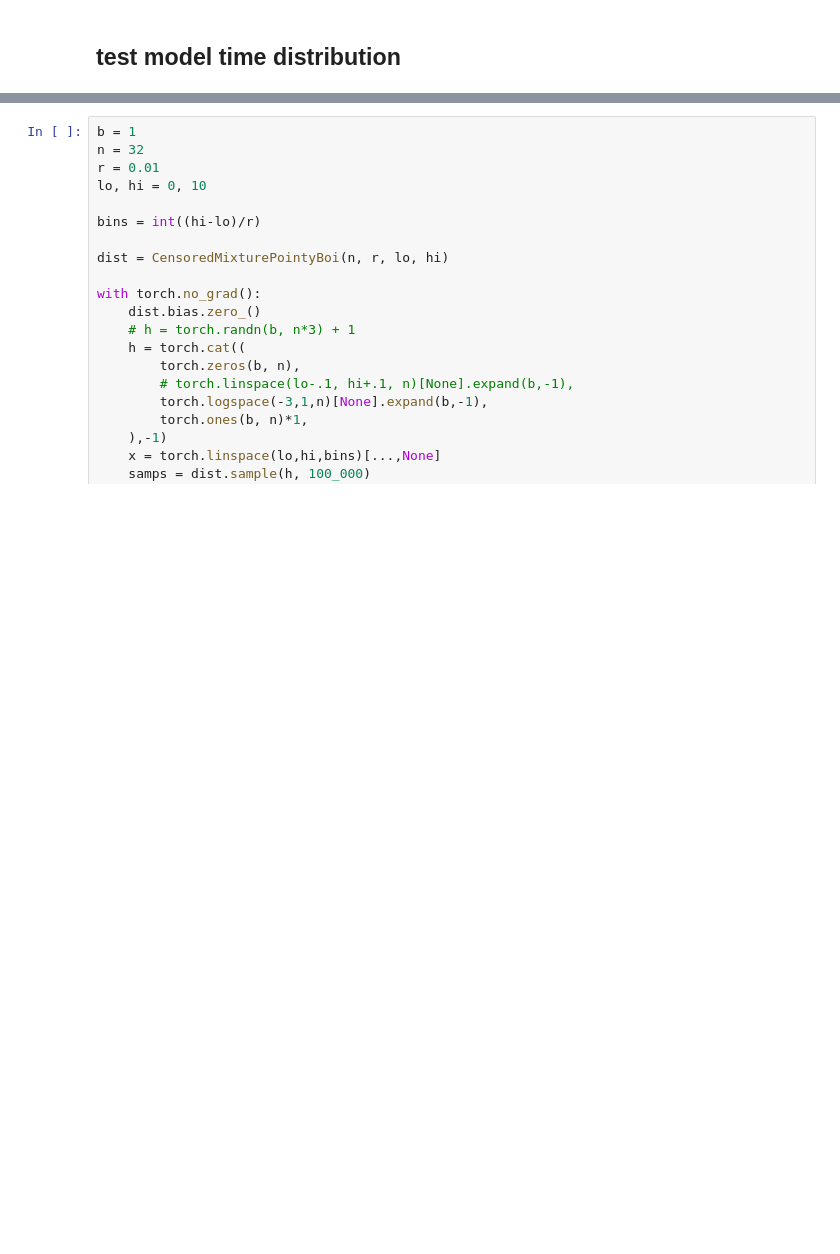
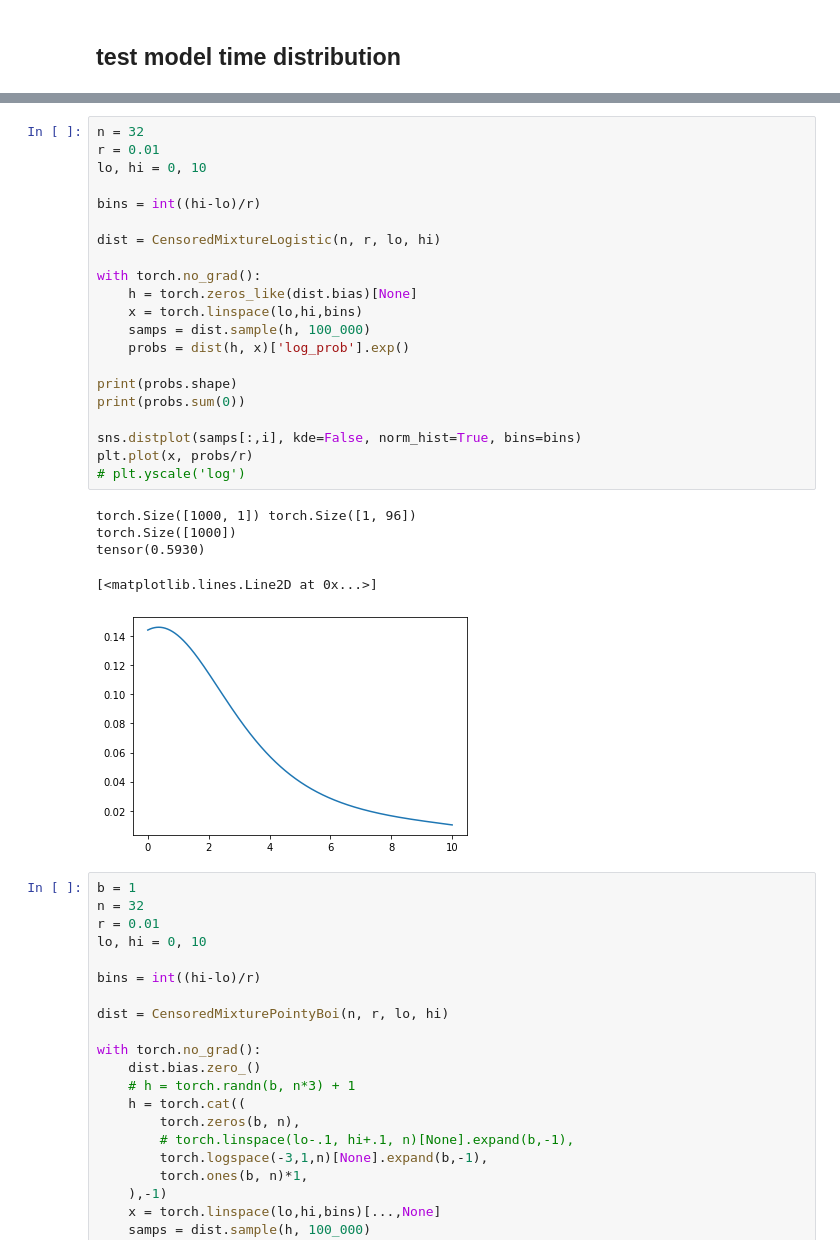
Before and after one commit to Intelligent-Instruments-Lab/iil-python-tools, a Jupyter notebook: notepredictor/notebook/midi.ipynb, the cells around one changed output, grey strips where cells are left out. Saved outputs shown, nothing was run; the diff lists cells and outputs as text; blank space fills up the shorter version.

```diff
--- a/notepredictor/notebook/midi.ipynb
+++ b/notepredictor/notebook/midi.ipynb
@@ -67,3 +212,30 @@ plt.yscale('log')
+# %%
+n = 32
+r = 0.01
+lo, hi = 0, 10
+
+bins = int((hi-lo)/r)
+
+dist = CensoredMixtureLogistic(n, r, lo, hi)
+
+with torch.no_grad():
+    h = torch.zeros_like(dist.bias)[None]
+    x = torch.linspace(lo,hi,bins)
+    samps = dist.sample(h, 100_000)
+    probs = dist(h, x)['log_prob'].exp()
+
+print(probs.shape)
+print(probs.sum(0))
+
+sns.distplot(samps[:,i], kde=False, norm_hist=True, bins=bins)
+plt.plot(x, probs/r)
+# plt.yscale('log')
+# %% [output]
+torch.Size([1000, 1]) torch.Size([1, 96])
+torch.Size([1000])
+tensor(0.5930)
+[<matplotlib.lines.Line2D at 0x...>]
+[figure, added]
 # %%
 b = 1
 n = 32
```
Also changed, not shown: parts of 6 cells of this notebook, 3 other files.
